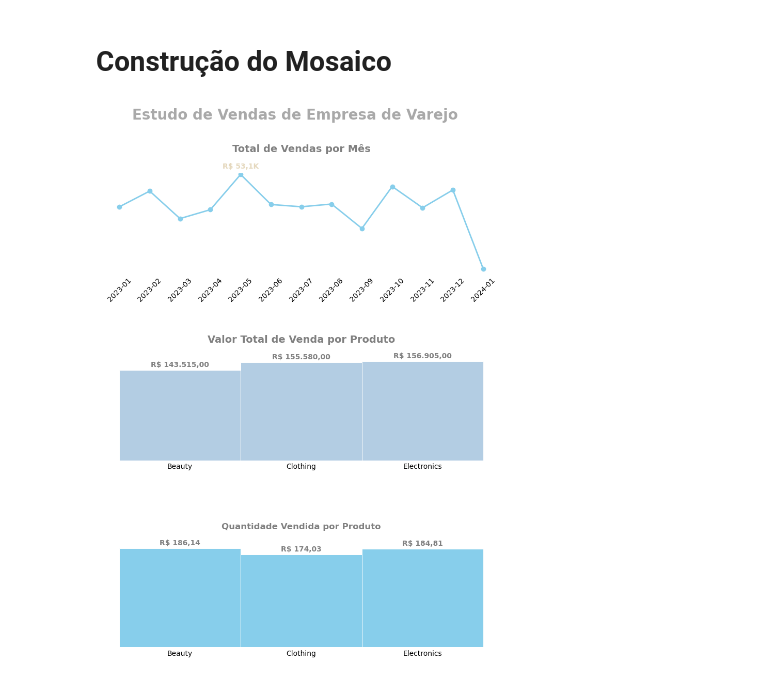
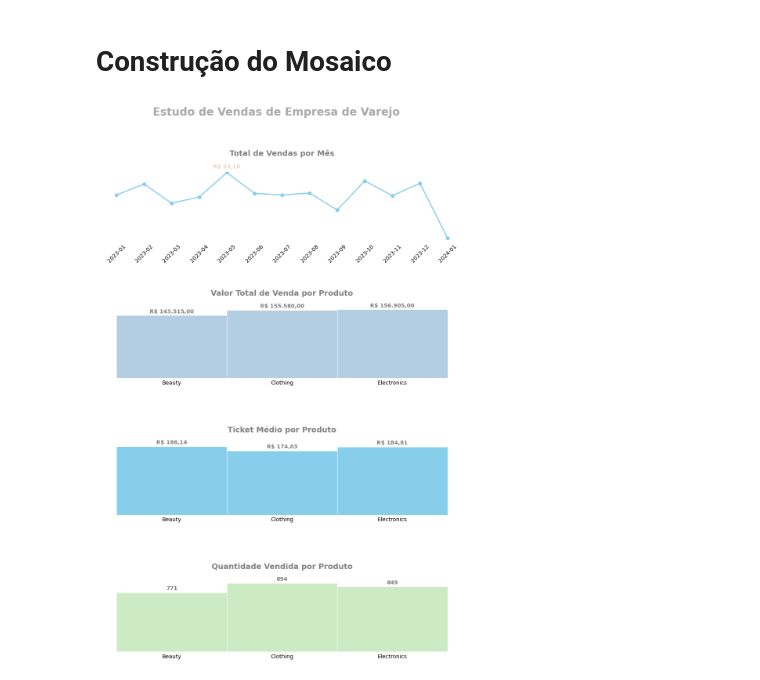
Before and after one commit to bessarodrigo/estudo_vendas_mosaico, a Jupyter notebook: notebook/Sales_Retail.ipynb, the cells around one changed output. Cells and saved outputs as stored; diff of their text form; code cells hidden in the pictures.

```diff
--- a/notebook/Sales_Retail.ipynb
+++ b/notebook/Sales_Retail.ipynb
@@ -450,9 +450,9 @@ ciclo_cores = cycler('color', cores)
 plt.rc('axes', prop_cycle=ciclo_cores)
 
 # Criando o mosaico
-mosaico = "AA;BB;CC"
-fig = plt.figure(figsize=(10, 12))
-espacamento = {'wspace': 0.8, 'hspace': 0.8}
+mosaico = "AA;BB;CC;DD"
+fig = plt.figure(figsize=(12, 16))
+espacamento = {'wspace': 0.9, 'hspace': 0.9}
 axs = fig.subplot_mosaic(mosaico, gridspec_kw=espacamento)
 
 # -------------- Primeiro Gráfico
@@ -578,32 +578,72 @@ axs['C'].tick_params(axis="x", length=0)
 axs['C'].spines["left"].set_visible(False)
 axs['C'].spines["right"].set_visible(False)
 axs['C'].spines["top"].set_visible(False)
 axs['C'].spines["bottom"].set_visible(False)
 
-axs['C'].set_title("Quantidade Vendida por Produto", pad=20, color="gray", fontweight="bold")
+axs['C'].set_title("Ticket Médio por Produto", pad=20, color="gray", fontsize=14, fontweight="bold")
+
+# -------------- Quarto Gráfico
+
+# Dados
+x = df_quantidade_vendida_agrupado["Product Category"]
+y = df_quantidade_vendida_agrupado["Quantity"]
+
+
+axs['D'].bar(x, y,
+       width=1,
+       edgecolor="white",
+       linewidth=0.7,
+       color=cores[2]
+      )
+
+# Adicionar rótulos de dados acima das barras
+for i, value in enumerate(y):
+    axs['D'].text(i, value + max(y) * 0.02,  # Posição X e Y ajustada
+            f"{value:.0f}",  # Formato do rótulo
+            ha="center",
+            va="bottom",
+            fontsize=10,
+            color="grey",
+           fontweight="bold"
+           )
+
+# Remover o eixo Y
+axs['D'].set_yticks([])  # Remove os valores do eixo Y
+
+# Remover os tracinhos do eixo X
+axs['D'].tick_params(axis="x", length=0)
+
+# Remover as linhas do eixo
+axs['D'].spines["left"].set_visible(False)
+axs['D'].spines["right"].set_visible(False)
+axs['D'].spines["top"].set_visible(False)
+axs['D'].spines["bottom"].set_visible(False)
+
+axs['D'].set_title("Quantidade Vendida por Produto", pad=20, fontsize=14, color="gray", fontweight="bold")
+
 
 # configurando a figura e exibindo -------------------------------------------------------
 
 # título da figura
 fig.suptitle('Estudo de Vendas de Empresa de Varejo', fontsize=20, fontweight='bold', color='darkgrey')
 
 # Determinar o diretório principal do projeto
 diretorio_raiz = os.path.abspath(os.path.join(os.getcwd(), ".."))
 
 # Caminho completo para a pasta "images" dentro do diretório raiz
 caminho_images = os.path.join(diretorio_raiz, "images")
 
 # Garantir que a pasta "images" existe
 if not os.path.exists(caminho_images):
     os.makedirs(caminho_images)
 
 # Caminho completo para salvar a imagem
 caminho_arquivo = os.path.join(caminho_images, "mosaico.png")
 
 # Salvando a figura
 plt.savefig(caminho_arquivo, dpi=300)
 
 # Mostrando a figura
 plt.show()
 # %% [output]
-[figure, old version]
+[figure, new version]
```
Also changed, not shown: 1 other file.
